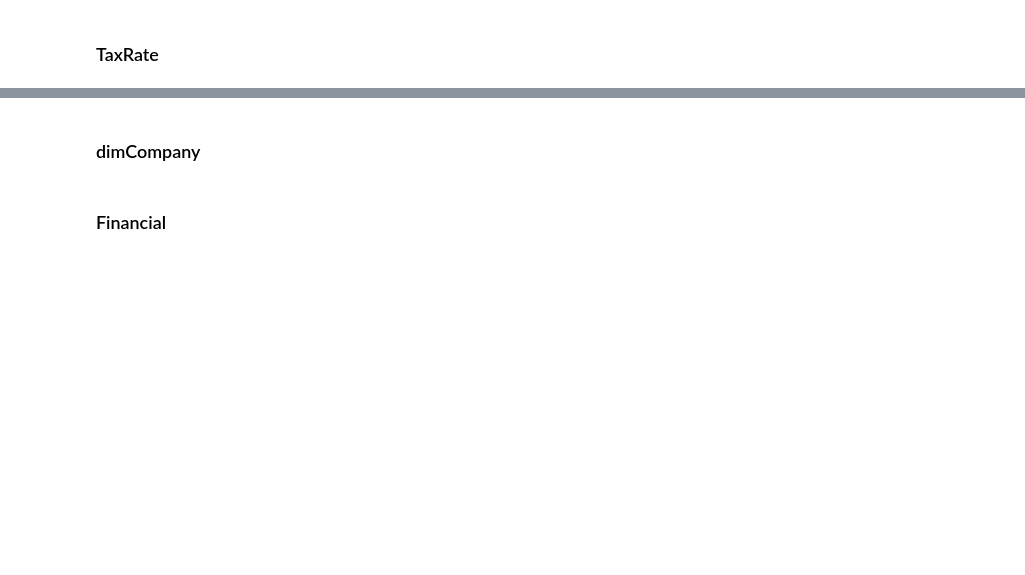
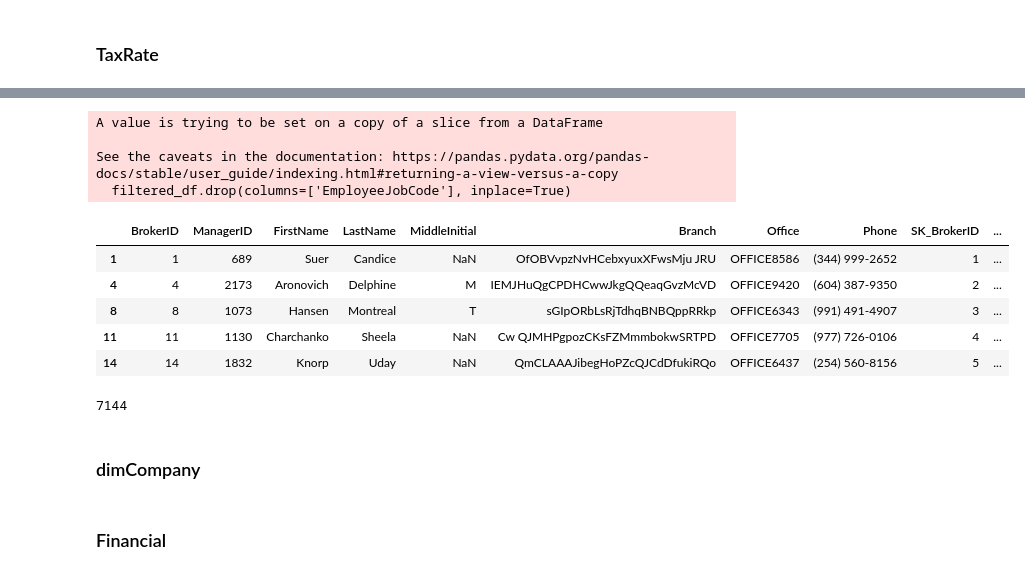
Before and after one commit to QasimKhan5x/TPC-DI, a Jupyter notebook: scripts/etl.ipynb, the cells around one changed output, grey strips where cells are left out. Cells and saved outputs as stored; diff of their text form; code cells hidden in the pictures; blank space fills up the shorter version.

Commit message:
initial full implementation

```diff
--- a/scripts/etl.ipynb
+++ b/scripts/etl.ipynb
@@ -383,0 +344,39 @@ print(result_df)
+# %%
+# 1. Filter Records
+filtered_df = hr_df[hr_df['EmployeeJobCode'] == 314]
+filtered_df.drop(columns=['EmployeeJobCode'], inplace=True)
+# 2. Map Columns
+DimBroker = filtered_df.rename(columns={
+    'EmployeeID': 'BrokerID',
+    'ManagerID': 'ManagerID',
+    'EmployeeFirstName': 'FirstName',
+    'EmployeeLastName': 'LastName',
+    'EmployeeMI': 'MiddleInitial',
+    'EmployeeBranch': 'Branch',
+    'EmployeeOffice': 'Office',
+    'EmployeePhone': 'Phone'
+})
+# 3. Handle Surrogate Key (SK_BrokerID)
+# Using cumcount to generate a unique ID for each row
+DimBroker.loc[:, 'SK_BrokerID'] = range(1, len(DimBroker) + 1)
+
+# 4. Set Default Values for New Fields
+DimBroker.loc[:, 'IsCurrent'] = True
+DimBroker.loc[:, 'BatchID'] = BATCH_ID
+# EffectiveDate is set to the earliest date in the DimDate table and EndDate is set to 9999- 12-31
+DimBroker.loc[:, 'EffectiveDate'] = pd.read_sql_query("SELECT MIN(datevalue) FROM dimdate", engine).iloc[0, 0]
+DimBroker.loc[:, 'EndDate'] = pd.Timestamp('9999-12-31')
+
+# Display the first few rows of the newly created DimBroker DataFrame
+DimBroker.head()
+# %% [output]
+A value is trying to be set on a copy of a slice from a DataFrame
+
+See the caveats in the documentation: https://pandas.pydata.org/pandas-docs/stable/user_guide/indexing.html#returning-a-view-versus-a-copy
+  filtered_df.drop(columns=['EmployeeJobCode'], inplace=True)
+|  | BrokerID | ManagerID | FirstName | LastName | MiddleInitial | Branch | Office | Phone | SK_BrokerID | ... |
+| 1 | 1 | 689 | Suer | Candice | NaN | OfOBVvpzNvHCebxyuxXFwsMju JRU | OFFICE8586 | (344) 999-2652 | 1 | ... |
+| 4 | 4 | 2173 | Aronovich | Delphine | M | IEMJHuQgCPDHCwwJkgQQeaqGvzMcVD | OFFICE9420 | (604) 387-9350 | 2 | ... |
+| 8 | 8 | 1073 | Hansen | Montreal | T | sGIpORbLsRjTdhqBNBQppRRkp | OFFICE6343 | (991) 491-4907 | 3 | ... |
+| 11 | 11 | 1130 | Charchanko | Sheela | NaN | Cw QJMHPgpozCKsFZMmmbokwSRTPD | OFFICE7705 | (977) 726-0106 | 4 | ... |
+| 14 | 14 | 1832 | Knorp | Uday | NaN | QmCLAAAJibegHoPZcQJCdDfukiRQo | OFFICE6437 | (254) 560-8156 | 5 | ... |
@@ -384,3 +418,7 @@ print(result_df)
+# %%
+DimBroker.to_sql(name='dimbroker', con=engine, if_exists='append', index=False, dtype=dtypes)
+# %% [output]
+7144
 # %% [markdown]
 ### dimCompany
 # %%
```
Also changed, not shown: parts of 227 cells of this notebook, 4 other files.
